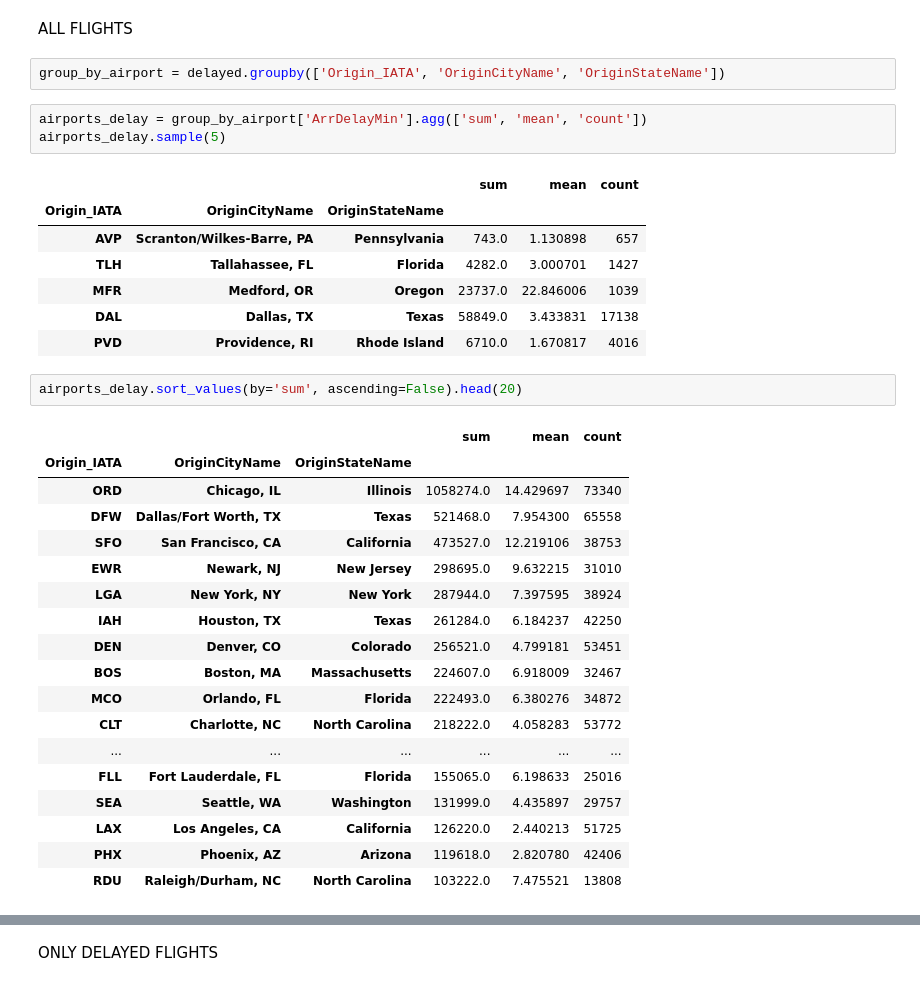
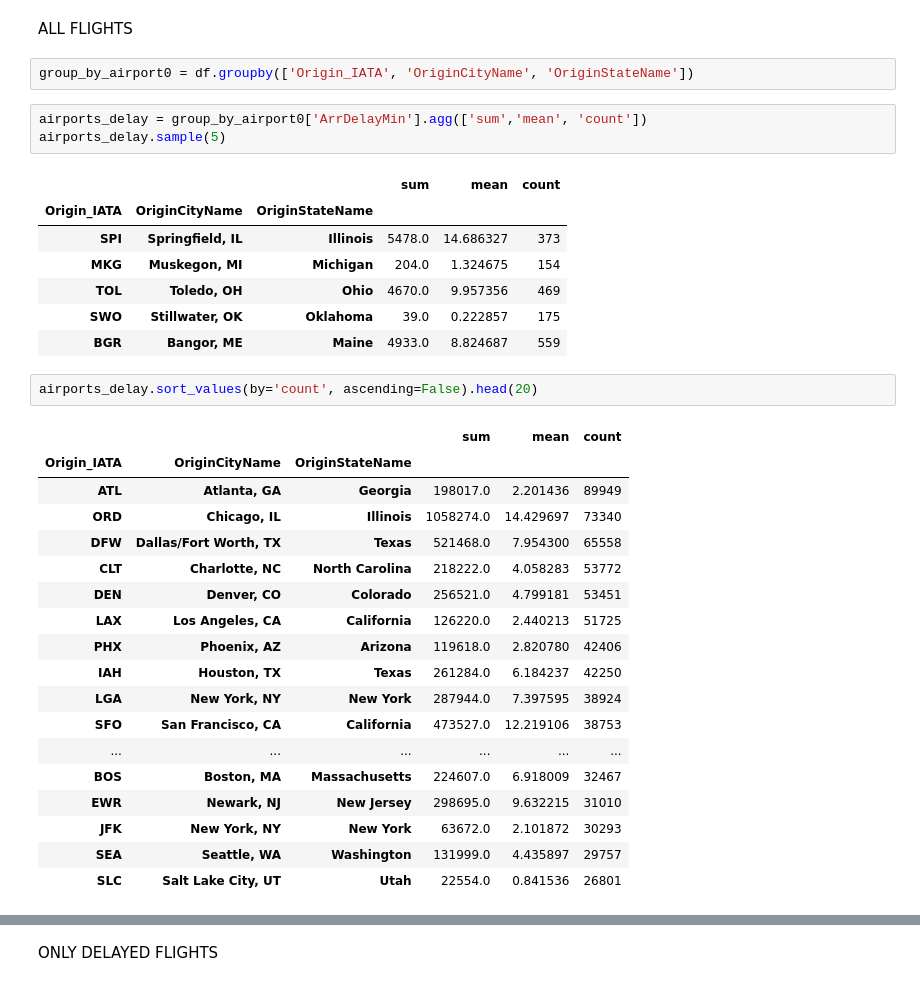
Before and after one commit to gespejobas/TFM, a Jupyter notebook: 03. Data Analysis & Representation.ipynb, the cells around one changed output, grey strips where cells are left out. Saved outputs shown, nothing was run; the diff lists cells and outputs as text.

```diff
--- a/03. Data Analysis & Representation.ipynb
+++ b/03. Data Analysis & Representation.ipynb
@@ -438,37 +325,37 @@ group_by_delayed_airport2.sort_values(by='percentage', ascending=False).head(20)
 # %% [markdown]
 ALL FLIGHTS
 # %%
-group_by_airport = delayed.groupby(['Origin_IATA', 'OriginCityName', 'OriginStateName'])
+group_by_airport0 = df.groupby(['Origin_IATA', 'OriginCityName', 'OriginStateName'])
 # %%
-airports_delay = group_by_airport['ArrDelayMin'].agg(['sum', 'mean', 'count'])
+airports_delay = group_by_airport0['ArrDelayMin'].agg(['sum','mean', 'count'])
 airports_delay.sample(5)
 # %% [output]
 |  |  |  | sum | mean | count |
 | Origin_IATA | OriginCityName | OriginStateName |  |  |  |
-| AVP | Scranton/Wilkes-Barre, PA | Pennsylvania | 743.0 | 1.130898 | 657 |
-| TLH | Tallahassee, FL | Florida | 4282.0 | 3.000701 | 1427 |
-| MFR | Medford, OR | Oregon | 23737.0 | 22.846006 | 1039 |
-| DAL | Dallas, TX | Texas | 58849.0 | 3.433831 | 17138 |
-| PVD | Providence, RI | Rhode Island | 6710.0 | 1.670817 | 4016 |
+| SPI | Springfield, IL | Illinois | 5478.0 | 14.686327 | 373 |
+| MKG | Muskegon, MI | Michigan | 204.0 | 1.324675 | 154 |
+| TOL | Toledo, OH | Ohio | 4670.0 | 9.957356 | 469 |
+| SWO | Stillwater, OK | Oklahoma | 39.0 | 0.222857 | 175 |
+| BGR | Bangor, ME | Maine | 4933.0 | 8.824687 | 559 |
 # %%
-airports_delay.sort_values(by='sum', ascending=False).head(20)
+airports_delay.sort_values(by='count', ascending=False).head(20)
 # %% [output]
 |  |  |  | sum | mean | count |
 | Origin_IATA | OriginCityName | OriginStateName |  |  |  |
+| ATL | Atlanta, GA | Georgia | 198017.0 | 2.201436 | 89949 |
 | ORD | Chicago, IL | Illinois | 1058274.0 | 14.429697 | 73340 |
 | DFW | Dallas/Fort Worth, TX | Texas | 521468.0 | 7.954300 | 65558 |
-| SFO | San Francisco, CA | California | 473527.0 | 12.219106 | 38753 |
-| EWR | Newark, NJ | New Jersey | 298695.0 | 9.632215 | 31010 |
-| LGA | New York, NY | New York | 287944.0 | 7.397595 | 38924 |
-| IAH | Houston, TX | Texas | 261284.0 | 6.184237 | 42250 |
+| CLT | Charlotte, NC | North Carolina | 218222.0 | 4.058283 | 53772 |
 | DEN | Denver, CO | Colorado | 256521.0 | 4.799181 | 53451 |
-| BOS | Boston, MA | Massachusetts | 224607.0 | 6.918009 | 32467 |
-| MCO | Orlando, FL | Florida | 222493.0 | 6.380276 | 34872 |
-| CLT | Charlotte, NC | North Carolina | 218222.0 | 4.058283 | 53772 |
-| ... | ... | ... | ... | ... | ... |
-| FLL | Fort Lauderdale, FL | Florida | 155065.0 | 6.198633 | 25016 |
-| SEA | Seattle, WA | Washington | 131999.0 | 4.435897 | 29757 |
 | LAX | Los Angeles, CA | California | 126220.0 | 2.440213 | 51725 |
 | PHX | Phoenix, AZ | Arizona | 119618.0 | 2.820780 | 42406 |
-| RDU | Raleigh/Durham, NC | North Carolina | 103222.0 | 7.475521 | 13808 |
+| IAH | Houston, TX | Texas | 261284.0 | 6.184237 | 42250 |
+| LGA | New York, NY | New York | 287944.0 | 7.397595 | 38924 |
+| SFO | San Francisco, CA | California | 473527.0 | 12.219106 | 38753 |
+| ... | ... | ... | ... | ... | ... |
+| BOS | Boston, MA | Massachusetts | 224607.0 | 6.918009 | 32467 |
+| EWR | Newark, NJ | New Jersey | 298695.0 | 9.632215 | 31010 |
+| JFK | New York, NY | New York | 63672.0 | 2.101872 | 30293 |
+| SEA | Seattle, WA | Washington | 131999.0 | 4.435897 | 29757 |
+| SLC | Salt Lake City, UT | Utah | 22554.0 | 0.841536 | 26801 |
 # %%
```
Also changed, not shown: parts of 75 cells of this notebook.
